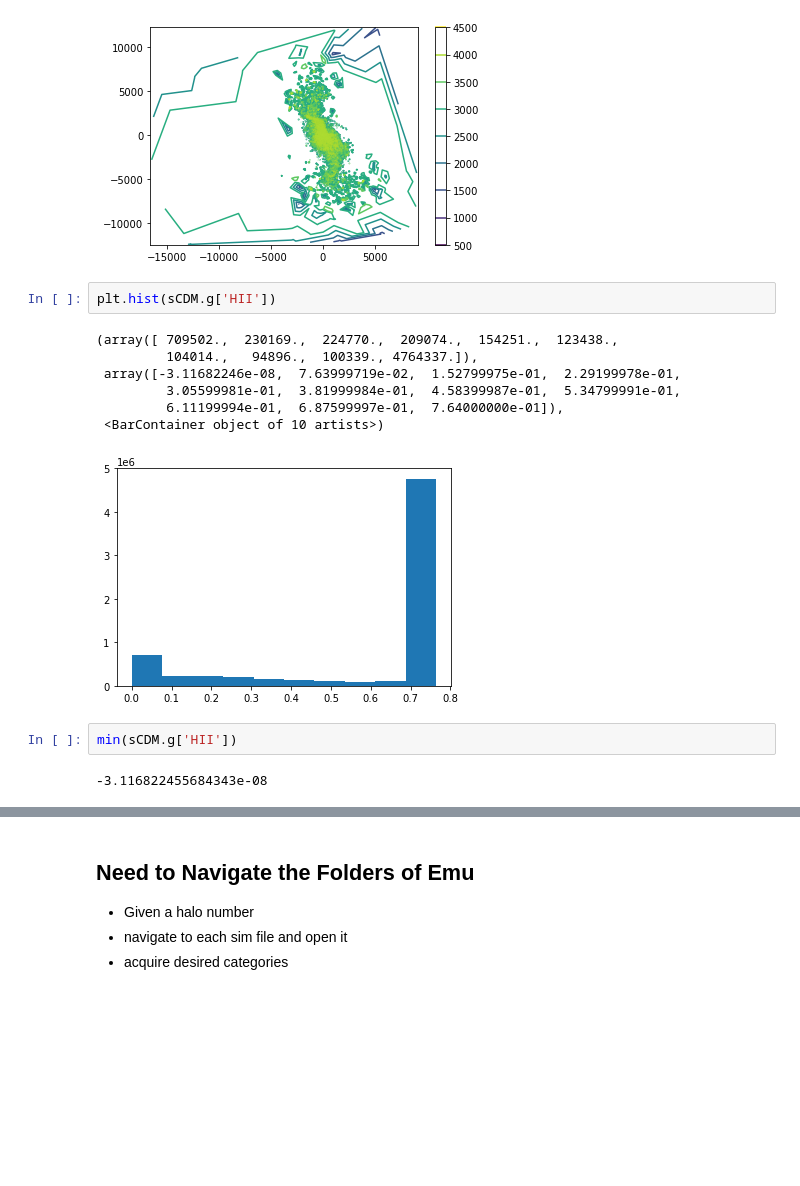
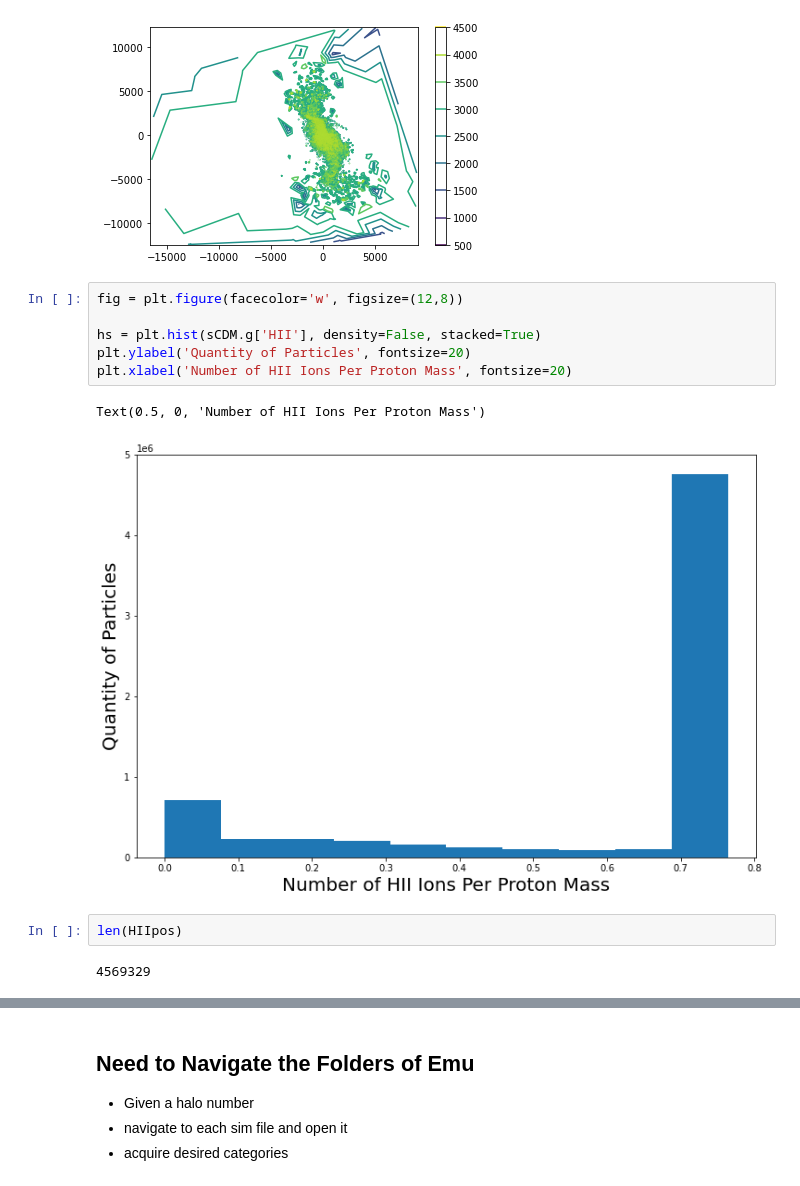
Before and after one commit to JosephWick/H1-merian, a Jupyter notebook: notebooks/BreathingQuantities.ipynb, the cells around one changed output, grey strips where cells are left out. Saved outputs shown, nothing was run; the diff lists cells and outputs as text; blank space fills up the shorter version.

```diff
--- a/notebooks/BreathingQuantities.ipynb
+++ b/notebooks/BreathingQuantities.ipynb
@@ -143,16 +163,15 @@ plt.colorbar()
 <matplotlib.colorbar.Colorbar at 0x...>
 [figure]
 # %%
-plt.hist(sCDM.g['HII'])
+fig = plt.figure(facecolor='w', figsize=(12,8))
+
+hs = plt.hist(sCDM.g['HII'], density=False, stacked=True)
+plt.ylabel('Quantity of Particles', fontsize=20)
+plt.xlabel('Number of HII Ions Per Proton Mass', fontsize=20)
 # %% [output]
-(array([ 709502.,  230169.,  224770.,  209074.,  154251.,  123438.,
-         104014.,   94896.,  100339., 4764337.]),
- array([-3.11682246e-08,  7.63999719e-02,  1.52799975e-01,  2.29199978e-01,
-         3.05599981e-01,  3.81999984e-01,  4.58399987e-01,  5.34799991e-01,
-         6.11199994e-01,  6.87599997e-01,  7.64000000e-01]),
- <BarContainer object of 10 artists>)
+Text(0.5, 0, 'Number of HII Ions Per Proton Mass')
-[figure, old version]
+[figure, new version]
-# %%
-min(sCDM.g['HII'])
-# %% [output]
--3.116822455684343e-08
+# %%
+len(HIIpos)
+# %% [output]
+4569329
```
Also changed, not shown: parts of 8 cells of this notebook, 1 other file.
